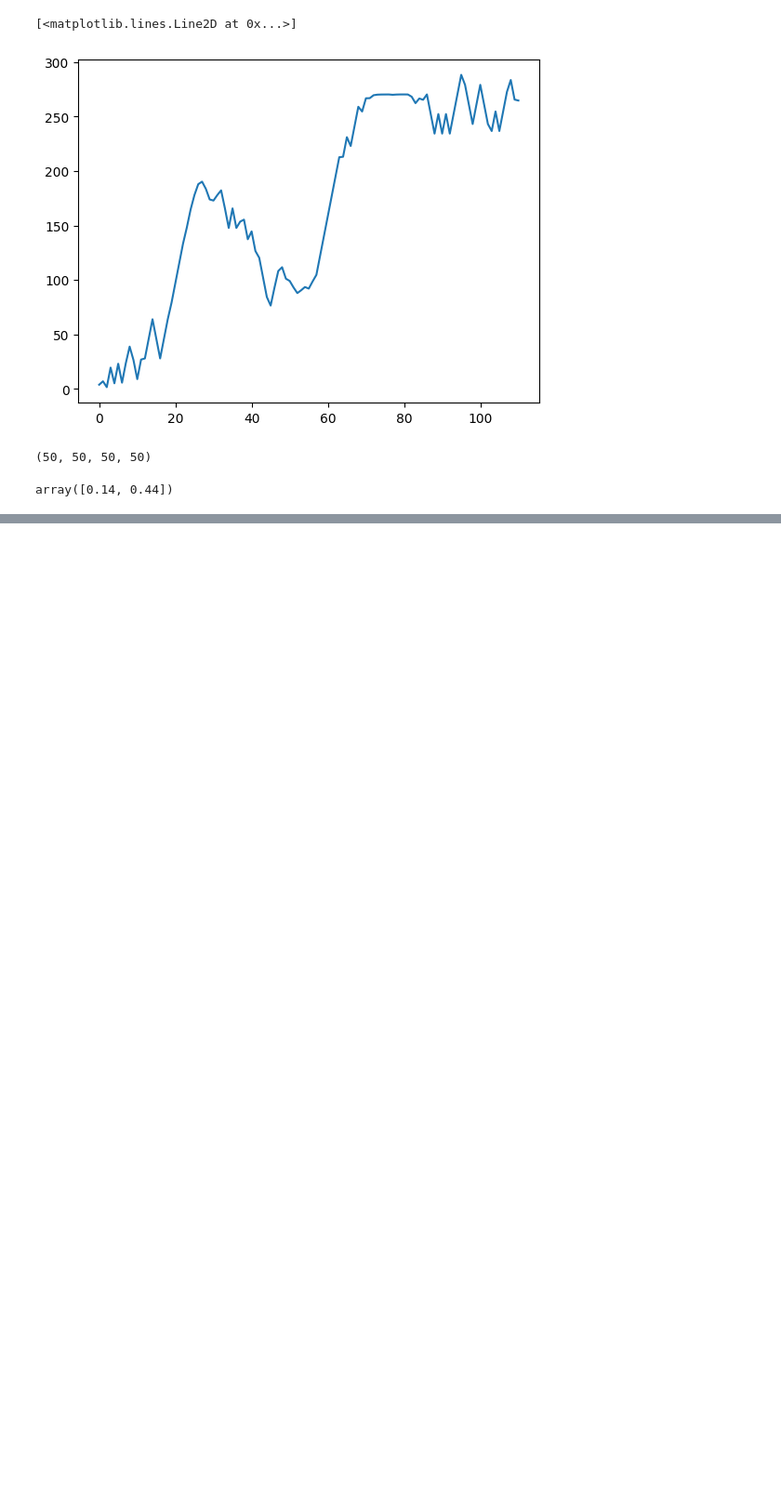
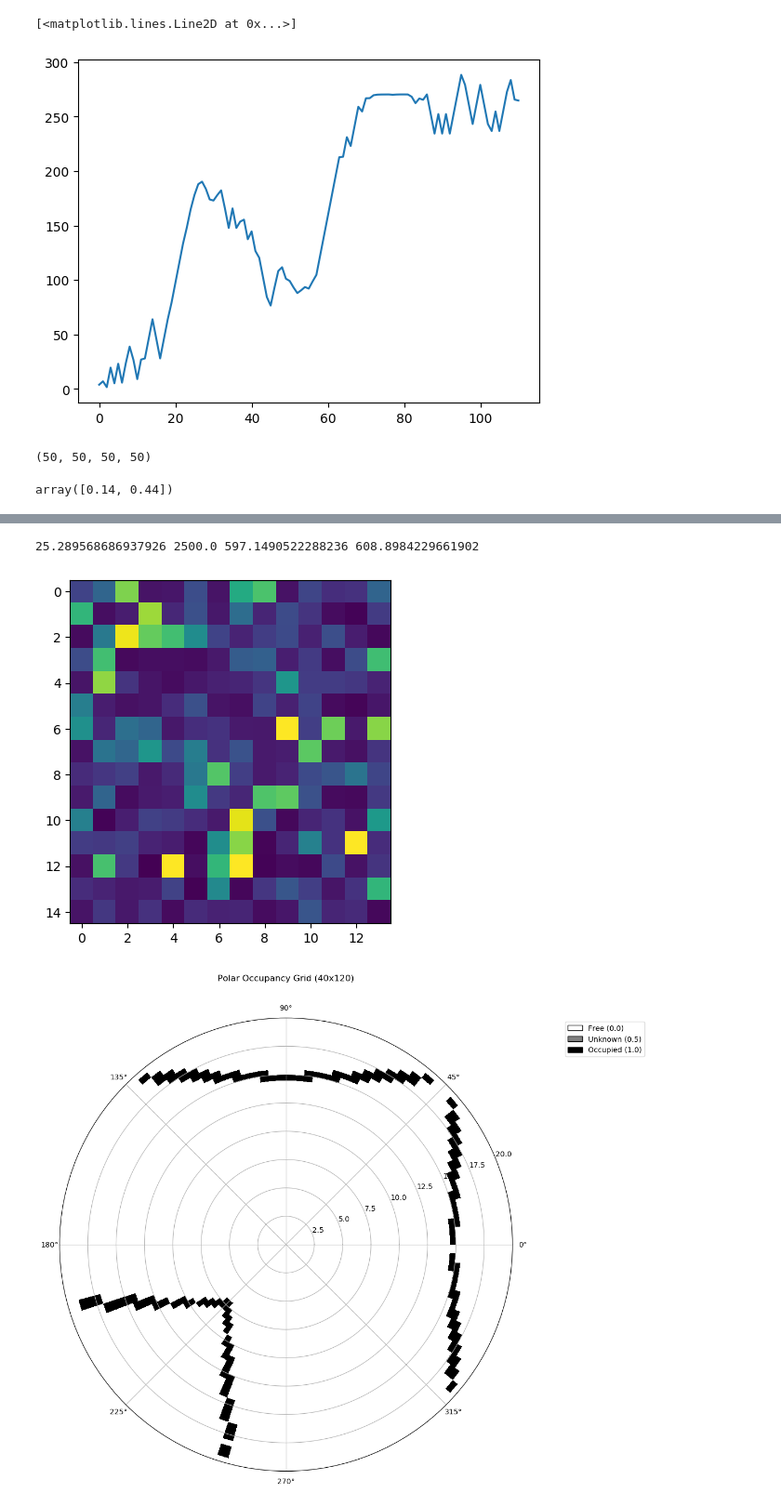
Before and after one commit to mehd1k/NerualRateMaps, a Jupyter notebook: test.ipynb, the cells around one changed output, grey strips where cells are left out. Shown at 93% size. Saved outputs shown, nothing was run; the diff lists cells and outputs as text; code cells hidden in the pictures; blank space fills up the shorter version.

```diff
--- a/test.ipynb
+++ b/test.ipynb
@@ -443,0 +639,6 @@ for i in range(len(img_ls)):
+# %%
+measurement2, occupancy_grid_polar2 = gen_occ_neural_rate(deg = '180', cell_id = 14, x = 0.29, y = '0.29')
+# %% [output]
+25.289568686937926 2500.0 597.1490522288236 608.8984229661902
+[figure, added]
+[figure, added]
```
Also changed, not shown: parts of 7 cells of this notebook, 19 other files.
